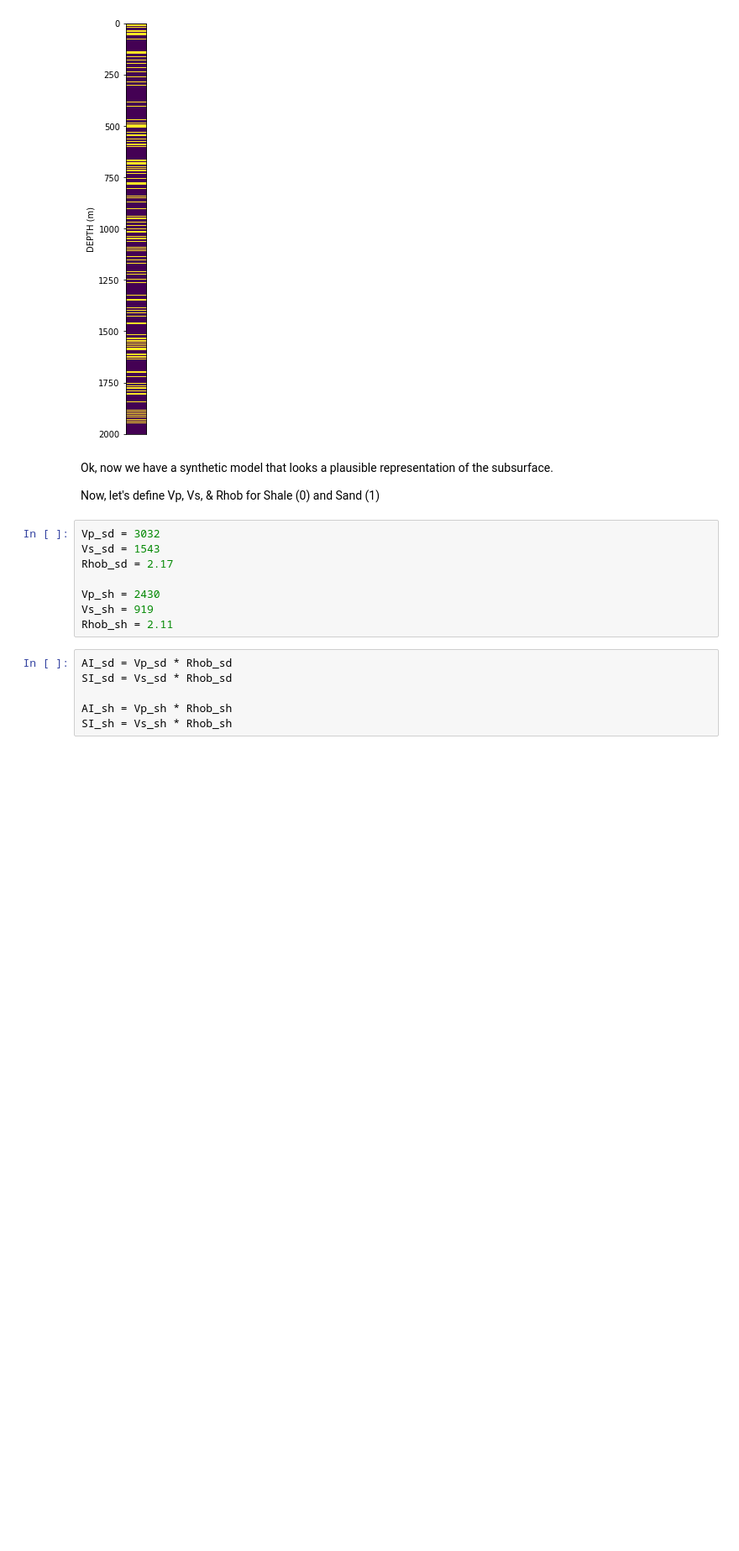
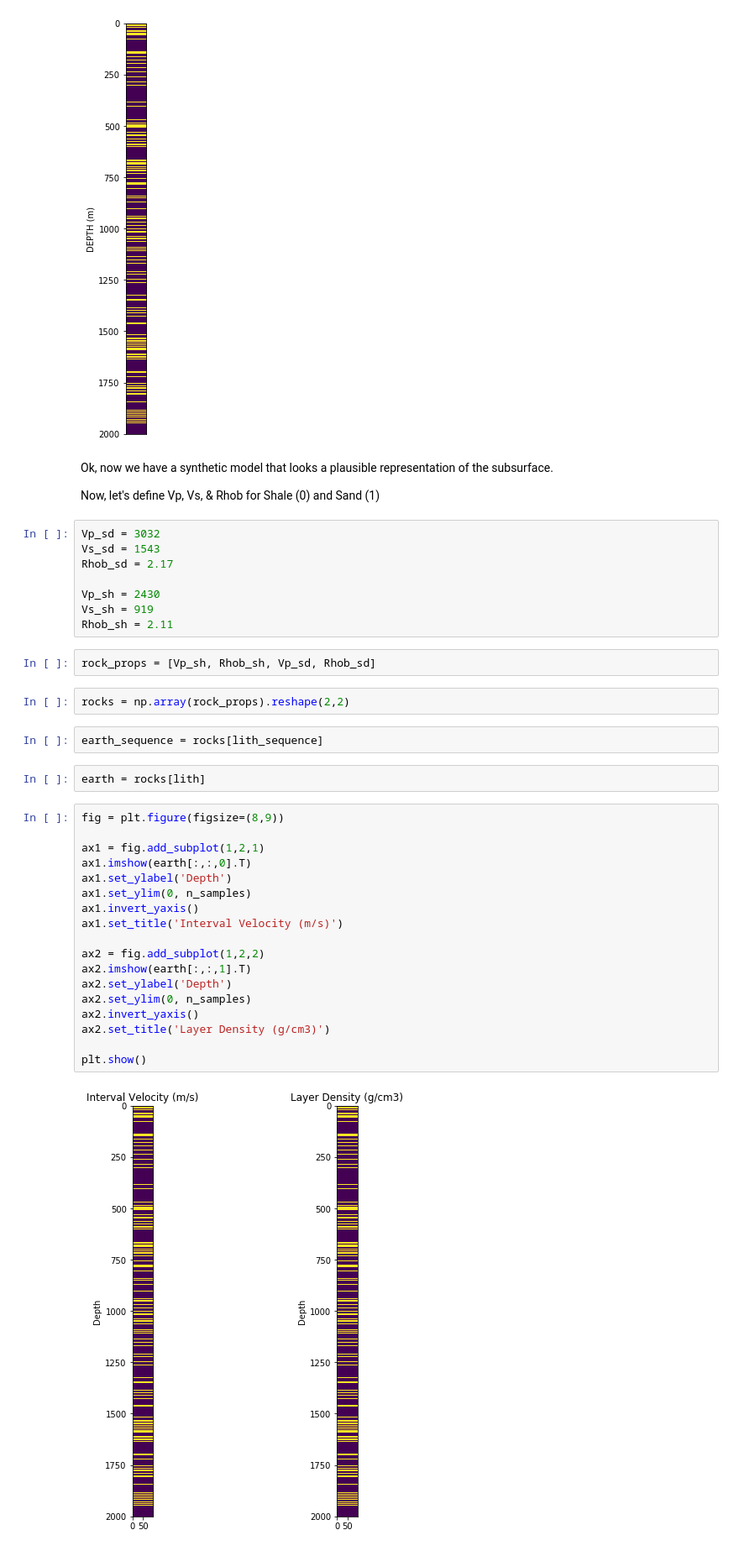
Before and after one commit to bdowdell/automatic_well_tie, a Jupyter notebook: nb/prototyping.ipynb, the cells around one changed output. Shown at 84% size. Saved outputs shown, nothing was run; the diff lists cells and outputs as text; blank space fills up the shorter version.

Commit message:
adds rock properties

```diff
--- a/nb/prototyping.ipynb
+++ b/nb/prototyping.ipynb
@@ -113,9 +113,31 @@ Rhob_sd = 2.17
 Vp_sh = 2430
 Vs_sh = 919
 Rhob_sh = 2.11
-# %%
-AI_sd = Vp_sd * Rhob_sd
-SI_sd = Vs_sd * Rhob_sd
-
-AI_sh = Vp_sh * Rhob_sh
-SI_sh = Vs_sh * Rhob_sh
+# %%
+rock_props = [Vp_sh, Rhob_sh, Vp_sd, Rhob_sd]
+# %%
+rocks = np.array(rock_props).reshape(2,2)
+# %%
+earth_sequence = rocks[lith_sequence]
+# %%
+earth = rocks[lith]
+# %%
+fig = plt.figure(figsize=(8,9))
+
+ax1 = fig.add_subplot(1,2,1)
+ax1.imshow(earth[:,:,0].T)
+ax1.set_ylabel('Depth')
+ax1.set_ylim(0, n_samples)
+ax1.invert_yaxis()
+ax1.set_title('Interval Velocity (m/s)')
+
+ax2 = fig.add_subplot(1,2,2)
+ax2.imshow(earth[:,:,1].T)
+ax2.set_ylabel('Depth')
+ax2.set_ylim(0, n_samples)
+ax2.invert_yaxis()
+ax2.set_title('Layer Density (g/cm3)')
+
+plt.show()
+# %% [output]
+[figure, added]
```
